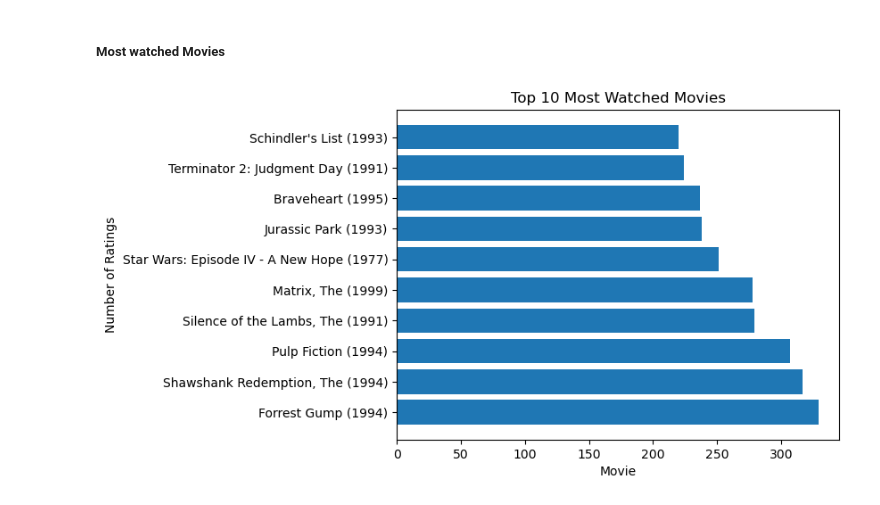
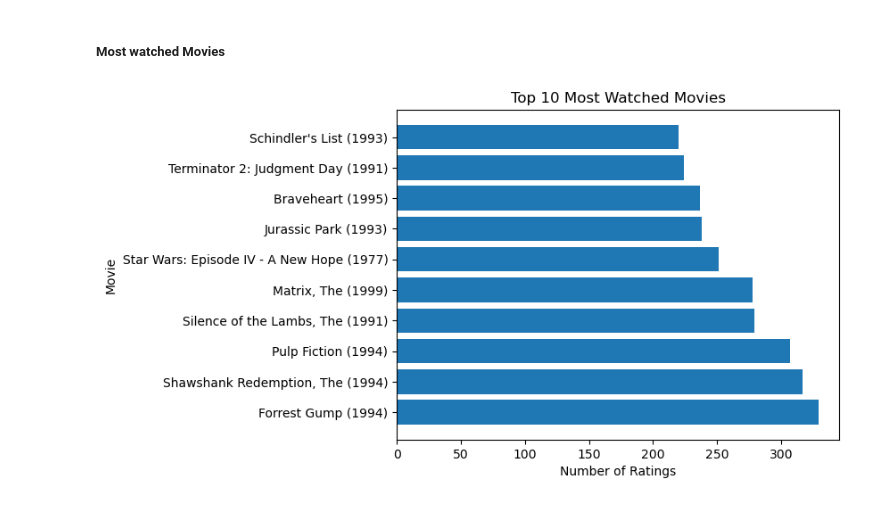
Before and after one commit to DATA-606-SPRING-2023-THU/hemanth_data606, a Jupyter notebook: src/proposal_eda.ipynb, the cells around one changed output. Saved outputs shown, nothing was run; the diff lists cells and outputs as text; code cells hidden in the pictures.

```diff
--- a/src/proposal_eda.ipynb
+++ b/src/proposal_eda.ipynb
@@ -341,10 +342,10 @@ top_movies = pd.merge(top_movies, movies_df, on='movieid')
 # %%
 # Visualize the top 10 most watched movies
 plt.barh(top_movies['title'], top_movies['rating'])
 plt.xticks()
-plt.xlabel('Movie')
-plt.ylabel('Number of Ratings')
+plt.xlabel('Number of Ratings')
+plt.ylabel('Movie')
 plt.title('Top 10 Most Watched Movies')
 plt.show()
 # %% [output]
-[figure, old version]
+[figure, new version]
```
Also changed, not shown: parts of 1 cell of this notebook.
